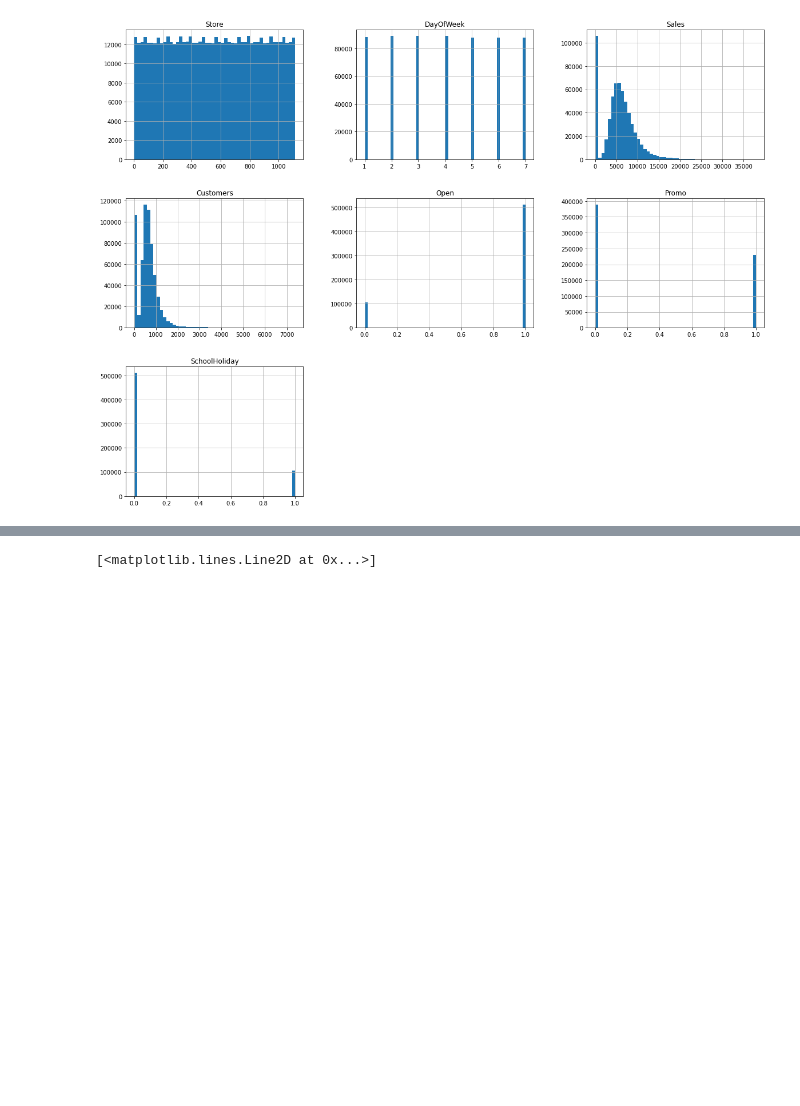
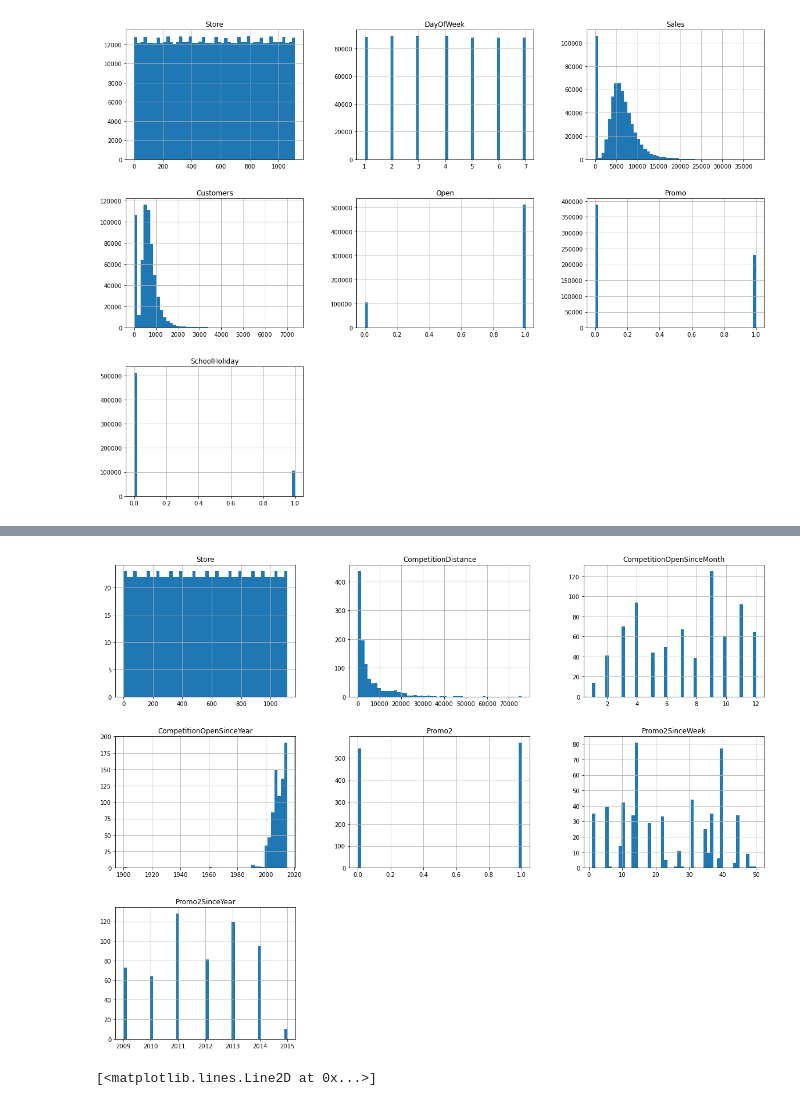
Before and after one commit to igivis7/dsr28_minicomp_team1, a Jupyter notebook: Sabine full analysis.ipynb, the cells around one changed output, grey strips where cells are left out. Cells and saved outputs as stored; diff of their text form; code cells hidden in the pictures; blank space fills up the shorter version.

```diff
--- a/Sabine full analysis.ipynb
+++ b/Sabine full analysis.ipynb
@@ -63,3 +64,10 @@ array([[<AxesSubplot:title={'center':'Store'}>,
        [<AxesSubplot:title={'center':'SchoolHoliday'}>, <AxesSubplot:>,
         <AxesSubplot:>]], dtype=object)
 [figure]
+# %%
+# show histograms
+%matplotlib inline
+import matplotlib.pyplot as plt
+store.hist(bins=50, figsize=(20,15))
+store.describe()
+# %% [output]
@@ -66,3 +83,4 @@ array([[<AxesSubplot:title={'center':'Store'}>,
+[figure, added]
 # %%
 # plot Sales over Date
 plt.plot(train_data['Date'], train_data['Sales'])
```
Also changed, not shown: parts of 20 cells of this notebook.
